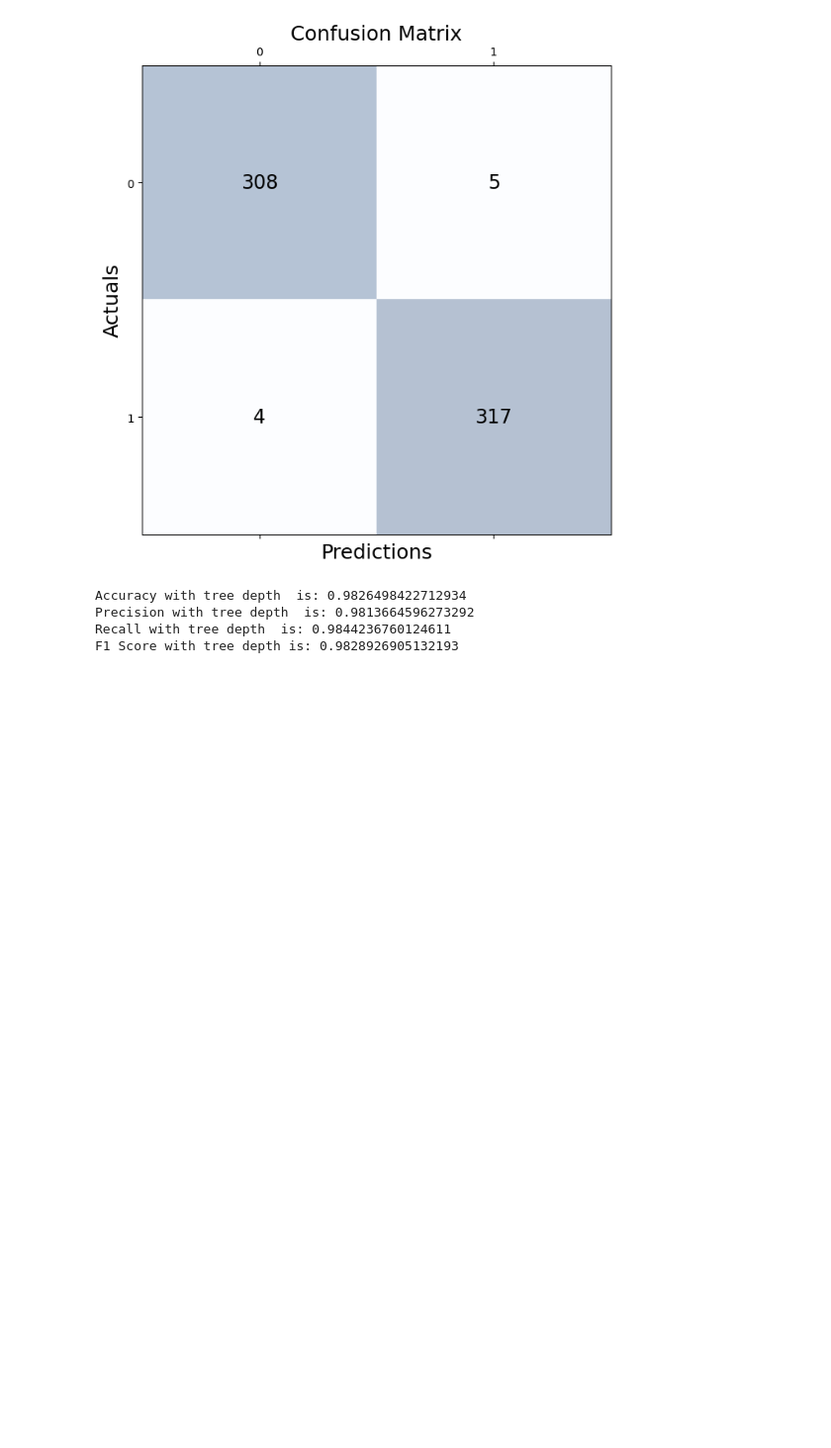
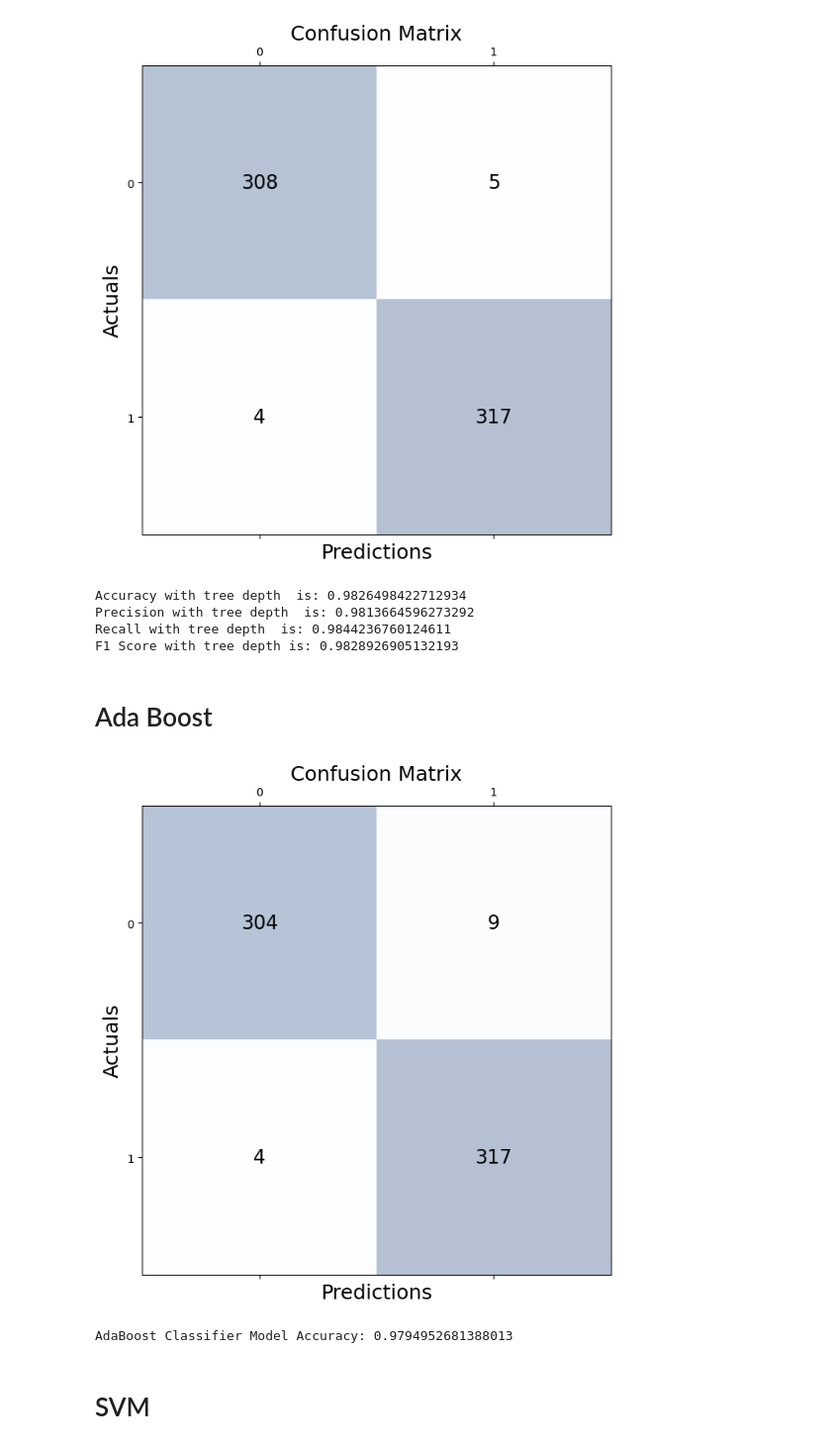
Before and after one commit to devKhush/Machine-Learning-Project-Gender-Recognition-From-Voice, a Jupyter notebook: src/random_forest.ipynb, the cells around one changed output. Shown at 99% size. Cells and saved outputs as stored; diff of their text form; code cells hidden in the pictures; blank space fills up the shorter version.

Commit message:
Random_forest+adaBoost

```diff
--- a/src/random_forest.ipynb
+++ b/src/random_forest.ipynb
@@ -120,3 +120,34 @@ Accuracy with tree depth  is: 0.9826498422712934
 Precision with tree depth  is: 0.9813664596273292
 Recall with tree depth  is: 0.9844236760124611
 F1 Score with tree depth is: 0.9828926905132193
+# %% [markdown]
+# Ada Boost
+# %%
+from sklearn.ensemble import AdaBoostClassifier
+
+# Create adaboost classifer object
+abc = AdaBoostClassifier(n_estimators=150, random_state=100)
+
+# Train Adaboost Classifer
+model1 = abc.fit(X_train, y_train)
+
+
+#Predict the response for test dataset
+y_pred = model1.predict(X_test)
+cm= confusion_matrix(y_test, y_pred)
+fig, ax = plt.subplots(figsize=(7.5, 7.5))
+ax.matshow(cm, cmap=plt.cm.Blues, alpha=0.3)
+for i in range(cm.shape[0]):
+    for j in range(cm.shape[1]):
+        ax.text(x=j, y=i,s=cm[i, j], va='center', ha='center', size='xx-large')
+
+plt.xlabel('Predictions', fontsize=18)
+plt.ylabel('Actuals', fontsize=18)
+plt.title('Confusion Matrix', fontsize=18)
+plt.show()
+print("AdaBoost Classifier Model Accuracy:", accuracy_score(y_test, y_pred))
+# %% [output]
+[figure, added]
+AdaBoost Classifier Model Accuracy: 0.9794952681388013
+# %% [markdown]
+# SVM
```
